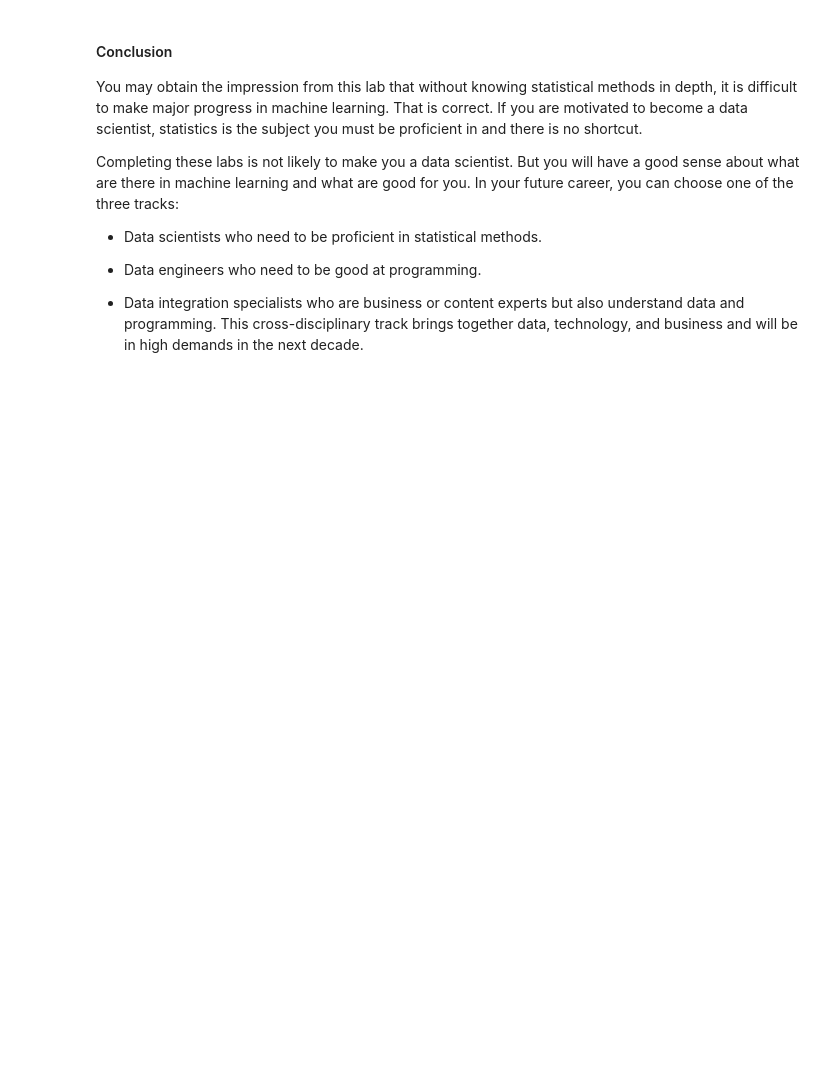
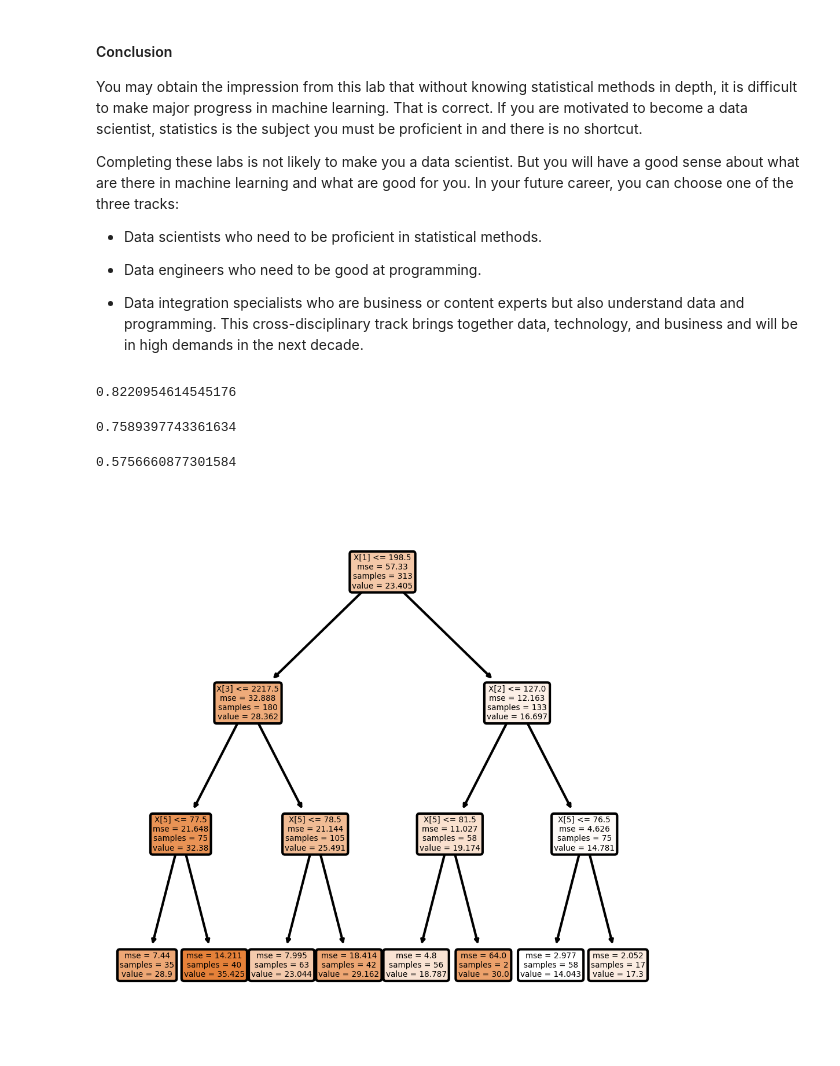
Before and after one commit to ta-data-remote/lab-supervised-learning-sklearn, a Jupyter notebook: your-code/main.ipynb, the cells around one changed output. Cells and saved outputs as stored; diff of their text form; code cells hidden in the pictures; blank space fills up the shorter version.

Commit message:
decision tree update

```diff
--- a/your-code/main.ipynb
+++ b/your-code/main.ipynb
@@ -418,0 +425,27 @@ Completing these labs is not likely to make you a data scientist. But you will h
+# %%
+dt = DecisionTreeRegressor(max_depth=3)
+# %%
+dt.fit(X_train, y_train)
+
+y_pred_train = dt.predict(X_train)
+y_pred_test  = dt.predict(X_test)
+# %%
+r2_score( y_pred_train, y_train)
+# %% [output]
+0.8220954614545176
+# %%
+r2_score( y_pred_test, y_test)
+# %% [output]
+0.7589397743361634
+# %%
+from sklearn.model_selection import cross_val_score
+cross_val_score(dt, X, y, cv=10).mean()
+# %% [output]
+0.5756660877301584
+# %%
+fig, axes = plt.subplots(nrows = 1,ncols = 1,figsize = (4,4), dpi=300)
+
+plot_tree(dt,filled = True, rounded=True)
+plt.show()
+# %% [output]
+[figure, added]
```
Also changed, not shown: parts of 1 cell of this notebook.
